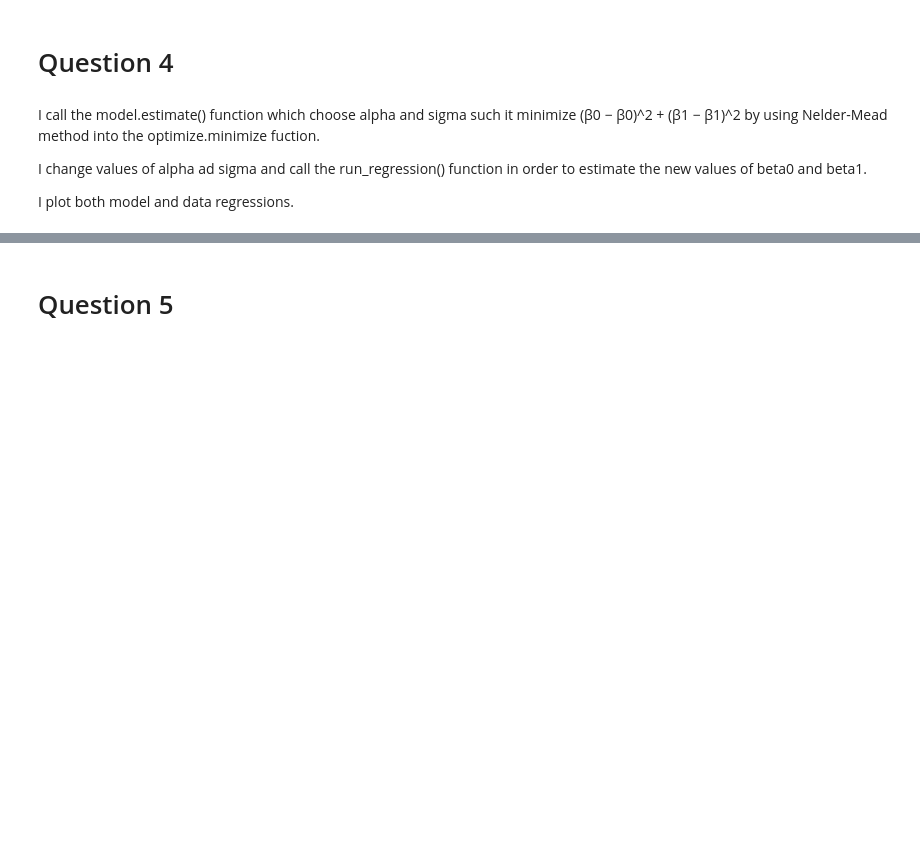
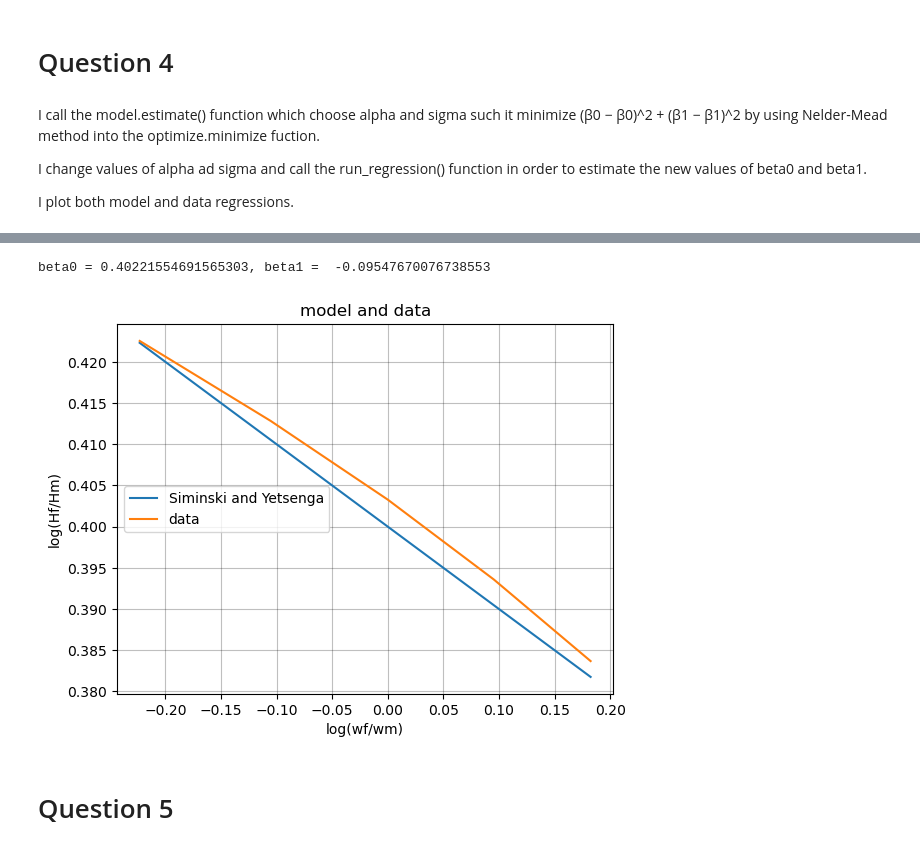
Before and after one commit to NumEconCopenhagen/projects-2023-michele-scola, a Jupyter notebook: inauguralproject/inauguralproject.ipynb, the cells around one changed output, grey strips where cells are left out. Saved outputs shown, nothing was run; the diff lists cells and outputs as text; code cells hidden in the pictures; blank space fills up the shorter version.

```diff
--- a/inauguralproject/inauguralproject.ipynb
+++ b/inauguralproject/inauguralproject.ipynb
@@ -128,21 +128,25 @@ model.par.alpha = model.sol.alpha_sol
 model.par.sigma = model.sol.sigma_sol
 model.run_regression()
 model.sol.log_ratio_vec = np.log(model.sol.HF_vec/model.sol.HM_vec)
-#print(f'beta0 = {model.sol.beta0}, beta1 =  {model.sol.beta1}')
+print(f'beta0 = {model.sol.beta0}, beta1 =  {model.sol.beta1}')
+# %% [output]
+beta0 = 0.40221554691565303, beta1 =  -0.09547670076738553
 # %%
-#fig = plt.figure()
-#ax = fig.add_subplot(1,1,1)
-#x = np.log(model.par.wF_vec)
-#y = model.par.beta0_target + model.par.beta1_target*x
-#x1 = np.log(model.par.wF_vec)
-#y1 = model.sol.log_ratio_vec
-#ax.plot(x,y, label = 'Siminski and Yetsenga')
-#ax.plot(x1,y1, label = 'data')
-#ax.plot()
-#ax.set_title('model and data')
-#ax.set_xlabel('log(wf/wm)')
-#ax.set_ylabel('log(Hf/Hm)')
-#ax.legend(loc='center left');
+fig = plt.figure()
+ax = fig.add_subplot(1,1,1)
+x = np.log(model.par.wF_vec)
+y = model.par.beta0_target + model.par.beta1_target*x
+x1 = np.log(model.par.wF_vec)
+y1 = model.sol.log_ratio_vec
+ax.plot(x,y, label = 'Siminski and Yetsenga')
+ax.plot(x1,y1, label = 'data')
+ax.plot()
+ax.set_title('model and data')
+ax.set_xlabel('log(wf/wm)')
+ax.set_ylabel('log(Hf/Hm)')
+ax.legend(loc='center left');
+# %% [output]
+[figure, added]
 # %% [markdown]
 # Question 5
 # %% [markdown]
```
Also changed, not shown: parts of 1 cell of this notebook, 1 other file.
